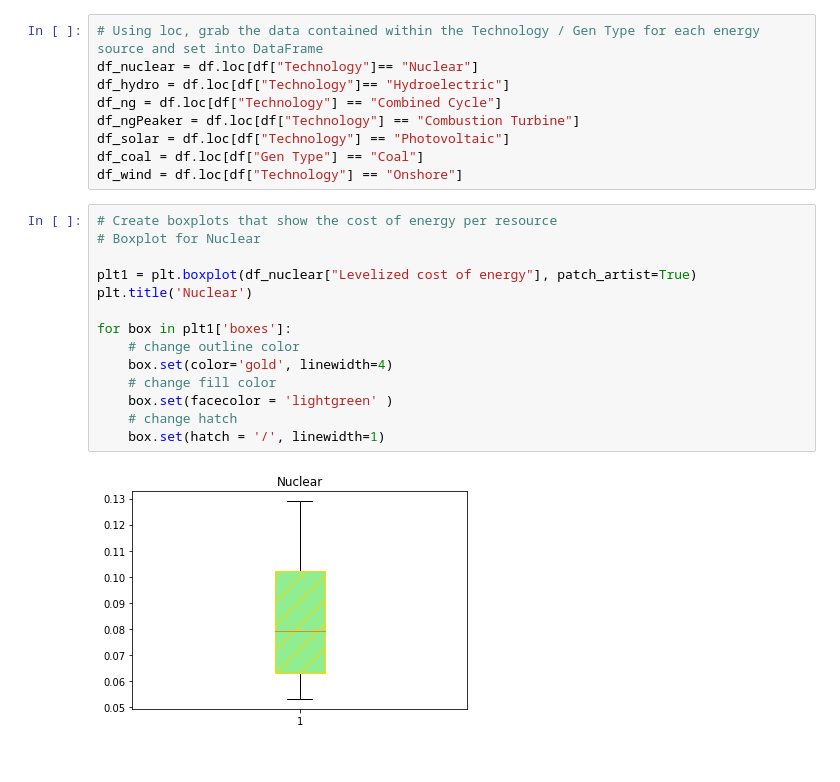
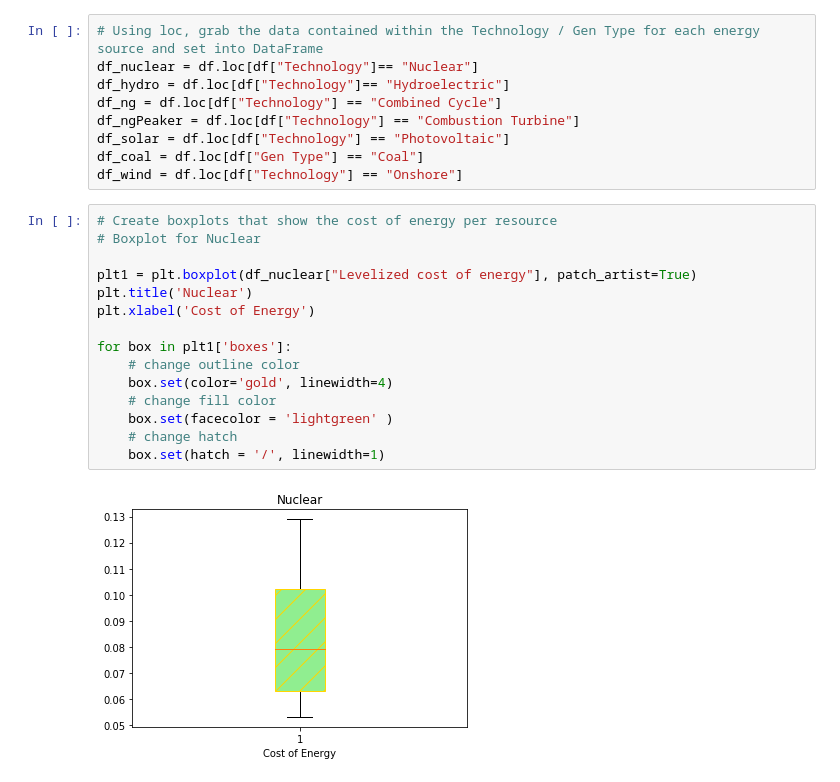
Before and after one commit to cweinreich24/State-Utilities-Analysis, a Jupyter notebook: Generation Costs_tyler/generationcosts_v2.ipynb, the cells around one changed output. Cells and saved outputs as stored; diff of their text form.

```diff
--- a/Generation Costs_tyler/generationcosts_v2.ipynb
+++ b/Generation Costs_tyler/generationcosts_v2.ipynb
@@ -45,19 +45,20 @@ df_wind = df.loc[df["Technology"] == "Onshore"]
 # %%
 # Create boxplots that show the cost of energy per resource
 # Boxplot for Nuclear
 
 plt1 = plt.boxplot(df_nuclear["Levelized cost of energy"], patch_artist=True)
 plt.title('Nuclear')
+plt.xlabel('Cost of Energy')
 
 for box in plt1['boxes']:
     # change outline color
     box.set(color='gold', linewidth=4)
     # change fill color
     box.set(facecolor = 'lightgreen' )
     # change hatch
     box.set(hatch = '/', linewidth=1)
 # %% [output]
-[figure, old version]
+[figure, new version]
 # %%
 plt2 = plt.boxplot(df_hydro["Levelized cost of energy"], patch_artist=True)
 plt.title('HydroElectric')
```
Also changed, not shown: parts of 5 cells of this notebook.
